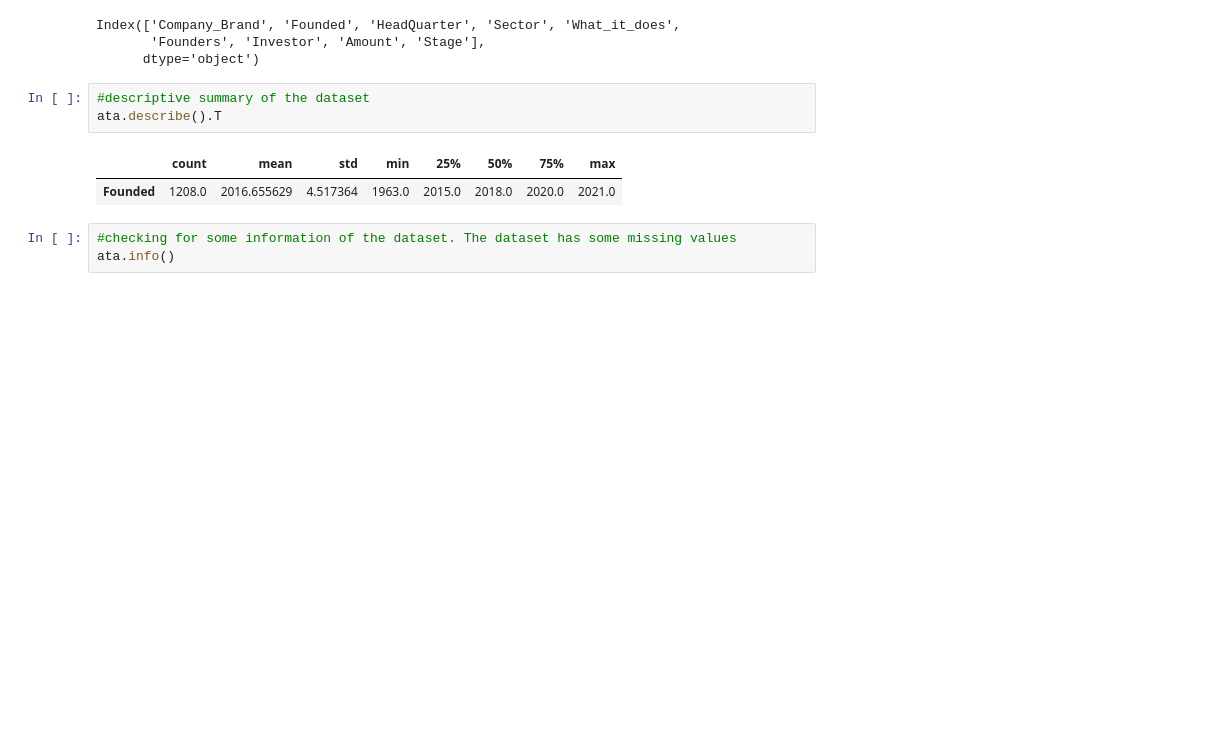
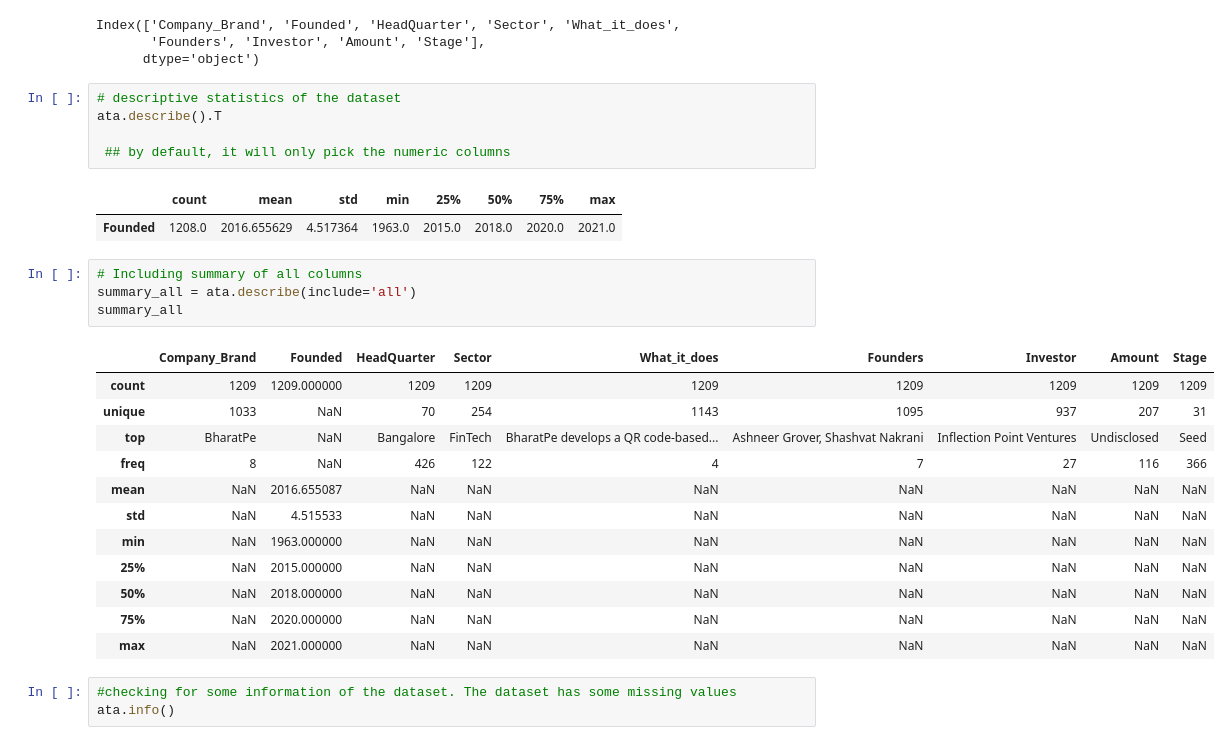
Before and after one commit to Babusto/Azubi-LP1-Project, a Jupyter notebook: Notebook/LP1.ipynb, the cells around one changed output. Cells and saved outputs as stored; diff of their text form; blank space fills up the shorter version.

```diff
--- a/Notebook/LP1.ipynb
+++ b/Notebook/LP1.ipynb
@@ -98,11 +105,30 @@ Index(['Company_Brand', 'Founded', 'HeadQuarter', 'Sector', 'What_it_does',
        'Founders', 'Investor', 'Amount', 'Stage'],
       dtype='object')
 # %%
-#descriptive summary of the dataset
+# descriptive statistics of the dataset
 ata.describe().T
+
+ ## by default, it will only pick the numeric columns
 # %% [output]
 |  | count | mean | std | min | 25% | 50% | 75% | max |
 | Founded | 1208.0 | 2016.655629 | 4.517364 | 1963.0 | 2015.0 | 2018.0 | 2020.0 | 2021.0 |
+# %%
+# Including summary of all columns
+summary_all = ata.describe(include='all')
+summary_all
+# %% [output]
+|  | Company_Brand | Founded | HeadQuarter | Sector | What_it_does | Founders | Investor | Amount | Stage |
+| count | 1209 | 1209.000000 | 1209 | 1209 | 1209 | 1209 | 1209 | 1209 | 1209 |
+| unique | 1033 | NaN | 70 | 254 | 1143 | 1095 | 937 | 207 | 31 |
+| top | BharatPe | NaN | Bangalore | FinTech | BharatPe develops a QR code-based... | Ashneer Grover, Shashvat Nakrani | Inflection Point Ventures | Undisclosed | Seed |
+| freq | 8 | NaN | 426 | 122 | 4 | 7 | 27 | 116 | 366 |
+| mean | NaN | 2016.655087 | NaN | NaN | NaN | NaN | NaN | NaN | NaN |
+| std | NaN | 4.515533 | NaN | NaN | NaN | NaN | NaN | NaN | NaN |
+| min | NaN | 1963.000000 | NaN | NaN | NaN | NaN | NaN | NaN | NaN |
+| 25% | NaN | 2015.000000 | NaN | NaN | NaN | NaN | NaN | NaN | NaN |
+| 50% | NaN | 2018.000000 | NaN | NaN | NaN | NaN | NaN | NaN | NaN |
+| 75% | NaN | 2020.000000 | NaN | NaN | NaN | NaN | NaN | NaN | NaN |
+| max | NaN | 2021.000000 | NaN | NaN | NaN | NaN | NaN | NaN | NaN |
 # %%
 #checking for some information of the dataset. The dataset has some missing values
 ata.info()
```
Also changed, not shown: parts of 1 cell of this notebook.
